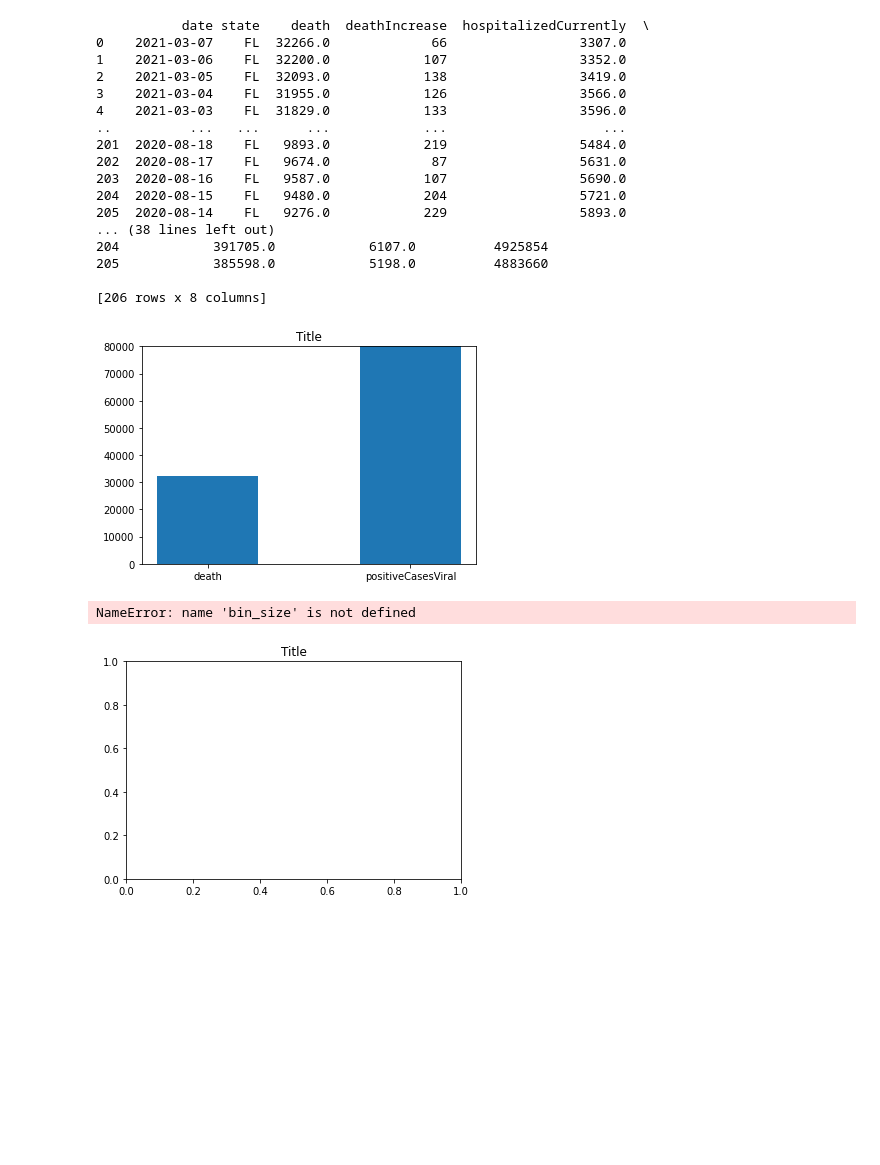
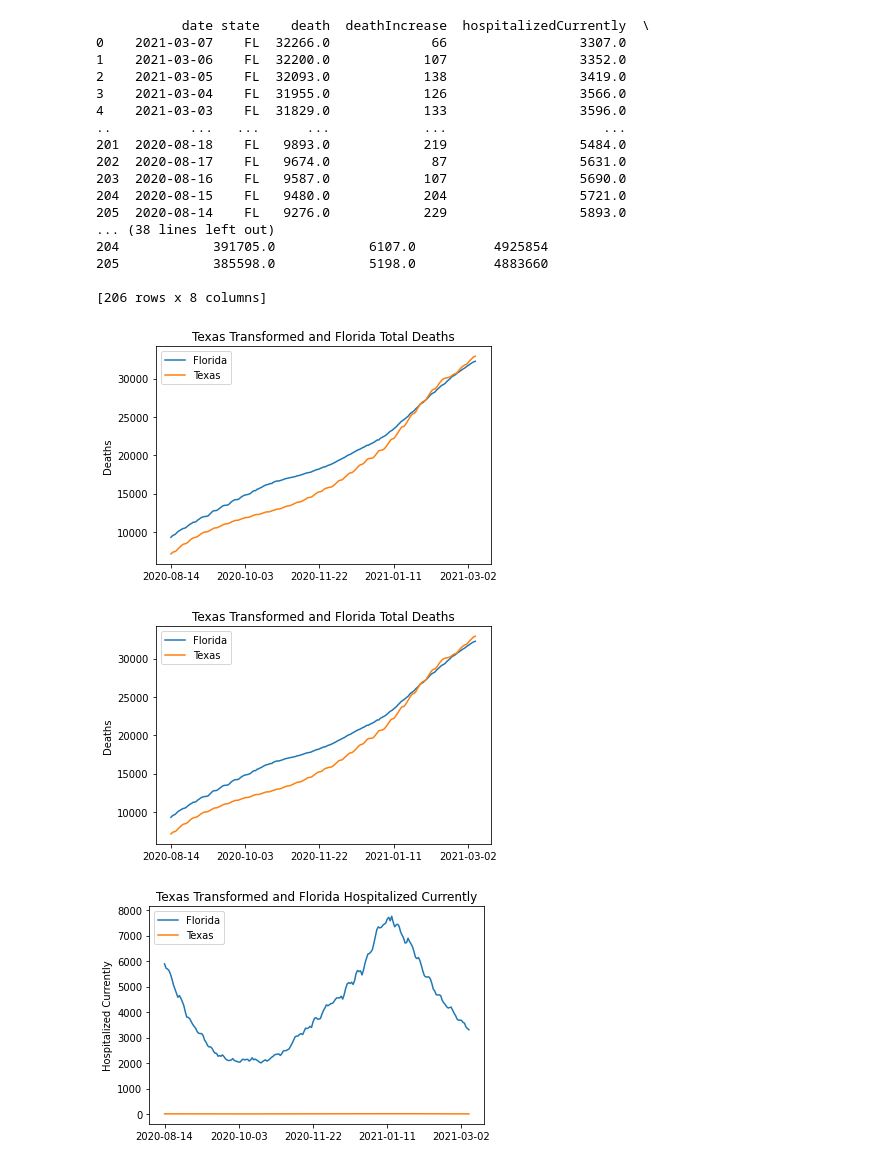
Before and after one commit to Patrickmv1/DataScienceProject, a Jupyter notebook: Covid Infection Rates.ipynb, the cells around one changed output. Cells and saved outputs as stored; diff of their text form; code cells hidden in the pictures; blank space fills up the shorter version.

Commit message:
Added updated code for graphs

```diff
--- a/Covid Infection Rates.ipynb
+++ b/Covid Infection Rates.ipynb
@@ -37,7 +37,7 @@ def plot_Data(texas_DF, florida_DF, texas_transformed_DF):
 
     columns = ['death', 'positiveCasesViral']
 
-    values = [florida_DF["death"].iloc[0],florida_DF["positiveCasesViral"].iloc[0]]
+    values = [florida_DF["deathIncrease"].iloc[0],florida_DF["positiveCasesViral"].iloc[0]]
 
     # Death and poscasesViral in one bar graph
 
@@ -45,22 +45,74 @@ def plot_Data(texas_DF, florida_DF, texas_transformed_DF):
 
     # Line graph total amount of deaths/hospitalizedCurrently
 
-    #
 
+        # Plot Texas Transformed and Florida Deaths
     plt.figure()
-    plt.title("Title")
-    plt.bar(columns, values, width=0.5)
-    plt.ylim(ymin=0, ymax=80000)
+    plt.title("Texas Transformed and Florida Total Deaths")
+    plt.plot(florida_DF['date'].iloc[::-1],florida_DF["death"].iloc[::-1], label='Florida')
+    plt.plot(texas_transformed_DF['date'].iloc[::-1],texas_transformed_DF["death"].iloc[::-1], label='Texas')
+    ax = plt.gca()
+    plt.ylabel("Deaths")
+    ax.legend()
+    ax.xaxis.set_major_locator(plt.MaxNLocator(5))
     plt.show()
 
+
+    # Plot Texas and Florida Deaths
     plt.figure()
-    plt.title("Title")
-    plt.hist(texas_DF.deathIncrease, bins=bin_size)
+    plt.title("Texas Transformed and Florida Total Deaths")
+    plt.plot(florida_DF['date'].iloc[::-1],florida_DF["death"].iloc[::-1], label='Florida')
+    plt.plot(texas_DF['date'].iloc[::-1],texas_DF["death"].iloc[::-1], label='Texas')
+    ax = plt.gca()
+    plt.ylabel("Deaths")
+    ax.legend()
+    ax.xaxis.set_major_locator(plt.MaxNLocator(5))
     plt.show()
 
+
+    # Plot Texas and hospitalizedCurrently
     plt.figure()
-    plt.title("Title")
-    plt.plot(florida_DF, texas_transformed_DF)
+    plt.title("Texas Transformed and Florida Hospitalized Currently")
+    plt.plot(florida_DF['date'].iloc[::-1],florida_DF["hospitalizedCurrently"].iloc[::-1], label='Florida')
+    plt.plot(texas_transformed_DF['date'].iloc[::-1],texas_transformed_DF["hospitalizedCurrently"].iloc[::-1], label='Texas')
+    ax = plt.gca()
+    plt.ylabel("Hospitalized Currently")
+    ax.legend()
+    ax.xaxis.set_major_locator(plt.MaxNLocator(5))
+    plt.show()
+
+    # Plot Texas and Total Tests Viral
+    plt.figure()
+    plt.title("Texas Transformed and Florida Total Tests Viral")
+    plt.plot(florida_DF['date'].iloc[::-1],florida_DF["totalTestsViral"].iloc[::-1], label='Florida')
+    plt.plot(texas_transformed_DF['date'].iloc[::-1],texas_transformed_DF["totalTestsViral"].iloc[::-1], label='Texas')
+    ax = plt.gca()
+    plt.ylabel("Total Cases Viral")
+    ax.legend()
+    ax.xaxis.set_major_locator(plt.MaxNLocator(5))
+    plt.show()
+
+    # Plot Texas and Positive Increase
+    plt.figure()
+    plt.title("Texas Transformed and Florida Positive Increase")
+    plt.plot(florida_DF['date'].iloc[::-1],florida_DF["positiveIncrease"].iloc[::-1], label='Florida')
+    plt.plot(texas_transformed_DF['date'].iloc[::-1],texas_transformed_DF["positiveIncrease"].iloc[::-1], label='Texas')
+    ax = plt.gca()
+    plt.ylabel("Positive Increase (Cases)")
+    ax.legend()
+    ax.xaxis.set_major_locator(plt.MaxNLocator(5))
+    plt.show()
+
+
+    # Plot Texas and Positive Increase Normalized
+    plt.figure()
+    plt.title("Texas Transformed and Florida Positive Increase (Normalized)")
+    plt.plot(florida_DF['date'].iloc[::-1],florida_DF["positiveIncrease"].iloc[::-1] / florida_DF["positiveIncrease"].iloc[::-1].abs().max(), label='Florida')
+    plt.plot(texas_transformed_DF['date'].iloc[::-1],texas_transformed_DF["positiveIncrease"].iloc[::-1] / texas_transformed_DF["positiveIncrease"].iloc[::-1].abs().max(), label='Texas')
+    ax = plt.gca()
+    plt.ylabel("Positive Increase (Cases)")
+    ax.legend()
+    ax.xaxis.set_major_locator(plt.MaxNLocator(5))
     plt.show()
 
 def transform_data(df, size):
@@ -83,33 +135,33 @@ if __name__ == '__main__':
     florida_DF = pd.DataFrame(florida_Data, columns =['date', 'state', 'death', 'deathIncrease', 'hospitalizedCurrently', 'positiveCasesViral', 'positiveIncrease', 'totalTestsViral'])
     texas_DF = texas_DF.drop(range(206, 370))
     florida_DF = florida_DF.drop(range(341, 404))
     texas_DF = texas_DF.dropna()
     florida_DF = florida_DF.dropna()
     size = florida_Pop / texas_Pop
     texas_transformed_DF = transform_data(texas_DF, size)
     print(florida_DF)
     print(texas_DF)
     plot_Data(texas_DF, florida_DF, texas_transformed_DF)
     #correlation_Analysis(texas_DF, florida_DF, texas_transformed_DF)
     #statistical_testing(texas_DF, florida_DF, texas_transformed_DF)
 # %% [output]
            date state    death  deathIncrease  hospitalizedCurrently  \
 0    2021-03-07    FL  32266.0             66                 3307.0
 1    2021-03-06    FL  32200.0            107                 3352.0
 2    2021-03-05    FL  32093.0            138                 3419.0
 3    2021-03-04    FL  31955.0            126                 3566.0
 4    2021-03-03    FL  31829.0            133                 3596.0
 ..          ...   ...      ...            ...                    ...
 201  2020-08-18    FL   9893.0            219                 5484.0
 202  2020-08-17    FL   9674.0             87                 5631.0
 203  2020-08-16    FL   9587.0            107                 5690.0
 204  2020-08-15    FL   9480.0            204                 5721.0
 205  2020-08-14    FL   9276.0            229                 5893.0
 ... (38 lines left out)
 204            391705.0            6107.0          4925854
 205            385598.0            5198.0          4883660
 
 [206 rows x 8 columns]
-[figure, old version]
+[figure, new version]
-NameError: name 'bin_size' is not defined
-[figure, old version]
+[figure, new version]
+[figure, added]
```
Also changed, not shown: parts of 1 cell of this notebook.
